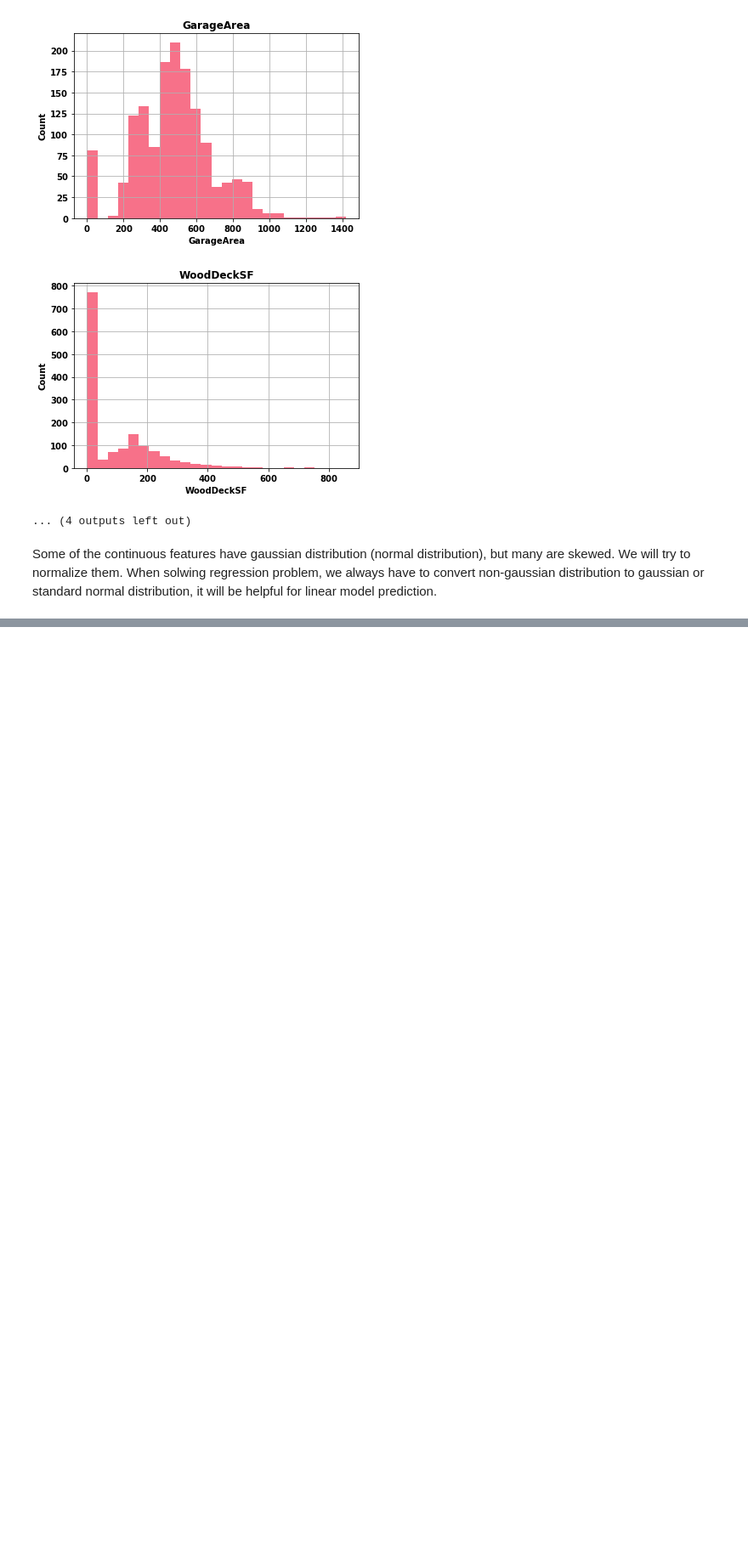
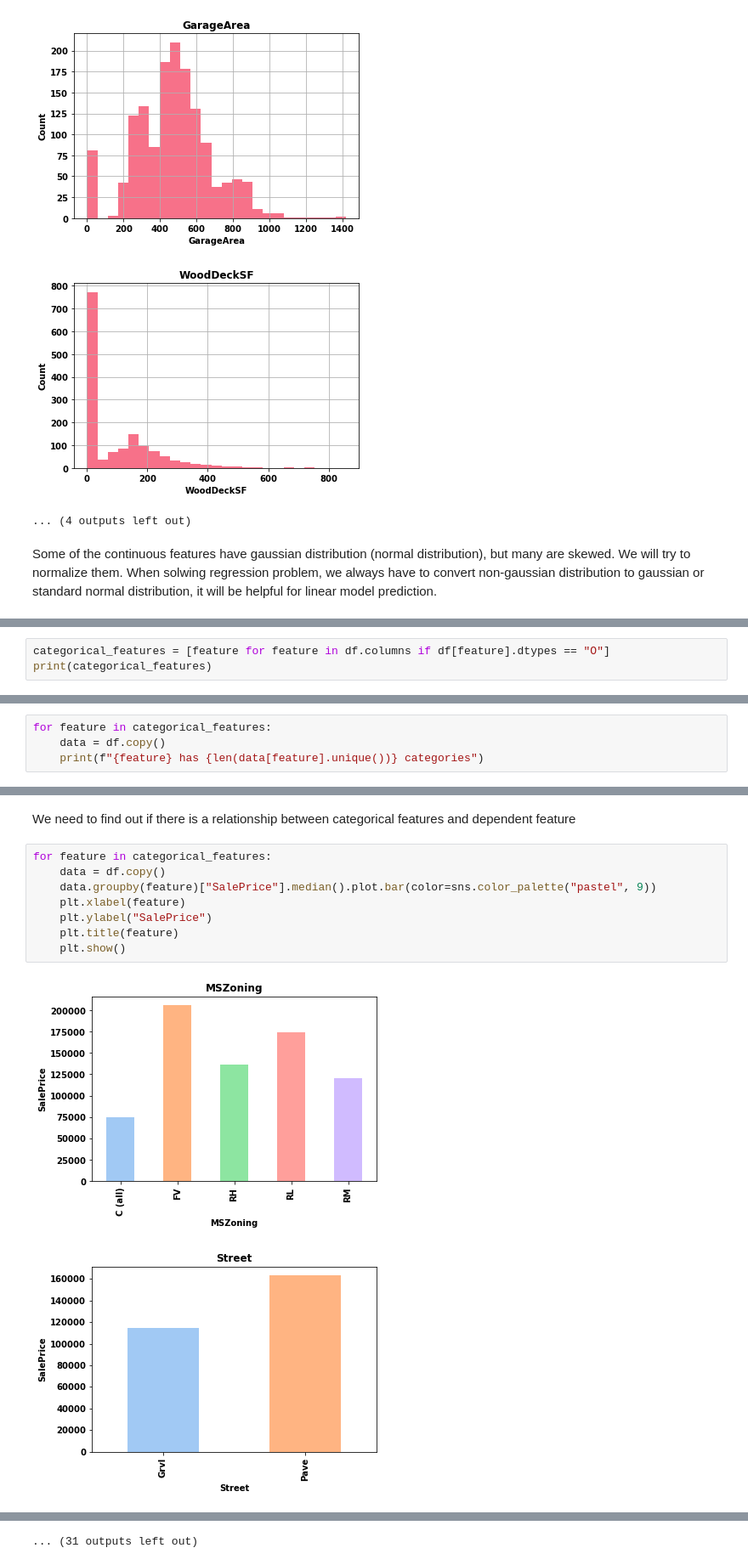
Before and after one commit to tigju/house-price-prediction, a Jupyter notebook: data_analysis.ipynb, the cells around one changed output, grey strips where cells are left out. Shown at 85% size. Drawn from its saved outputs; the diff is of its cells as text; blank space fills up the shorter version.

```diff
--- a/data_analysis.ipynb
+++ b/data_analysis.ipynb
@@ -304,0 +349,3 @@ When solwing regression problem, we always have to convert non-gaussian distribu
+# %%
+categorical_features = [feature for feature in df.columns if df[feature].dtypes == "O"]
+print(categorical_features)
@@ -304,0 +365,4 @@ When solwing regression problem, we always have to convert non-gaussian distribu
+# %%
+for feature in categorical_features:
+    data = df.copy()
+    print(f"{feature} has {len(data[feature].unique())} categories")
@@ -304,0 +387,13 @@ When solwing regression problem, we always have to convert non-gaussian distribu
+# %% [markdown]
+We need to find out if there is a relationship between categorical features and dependent feature
+# %%
+for feature in categorical_features:
+    data = df.copy()
+    data.groupby(feature)["SalePrice"].median().plot.bar(color=sns.color_palette("pastel", 9))
+    plt.xlabel(feature)
+    plt.ylabel("SalePrice")
+    plt.title(feature)
+    plt.show()
+# %% [output]
+[figure, added]
+[figure, added]
@@ -304,0 +410 @@ When solwing regression problem, we always have to convert non-gaussian distribu
+... (31 outputs left out)
```
Also changed, not shown: parts of 10 cells of this notebook.
